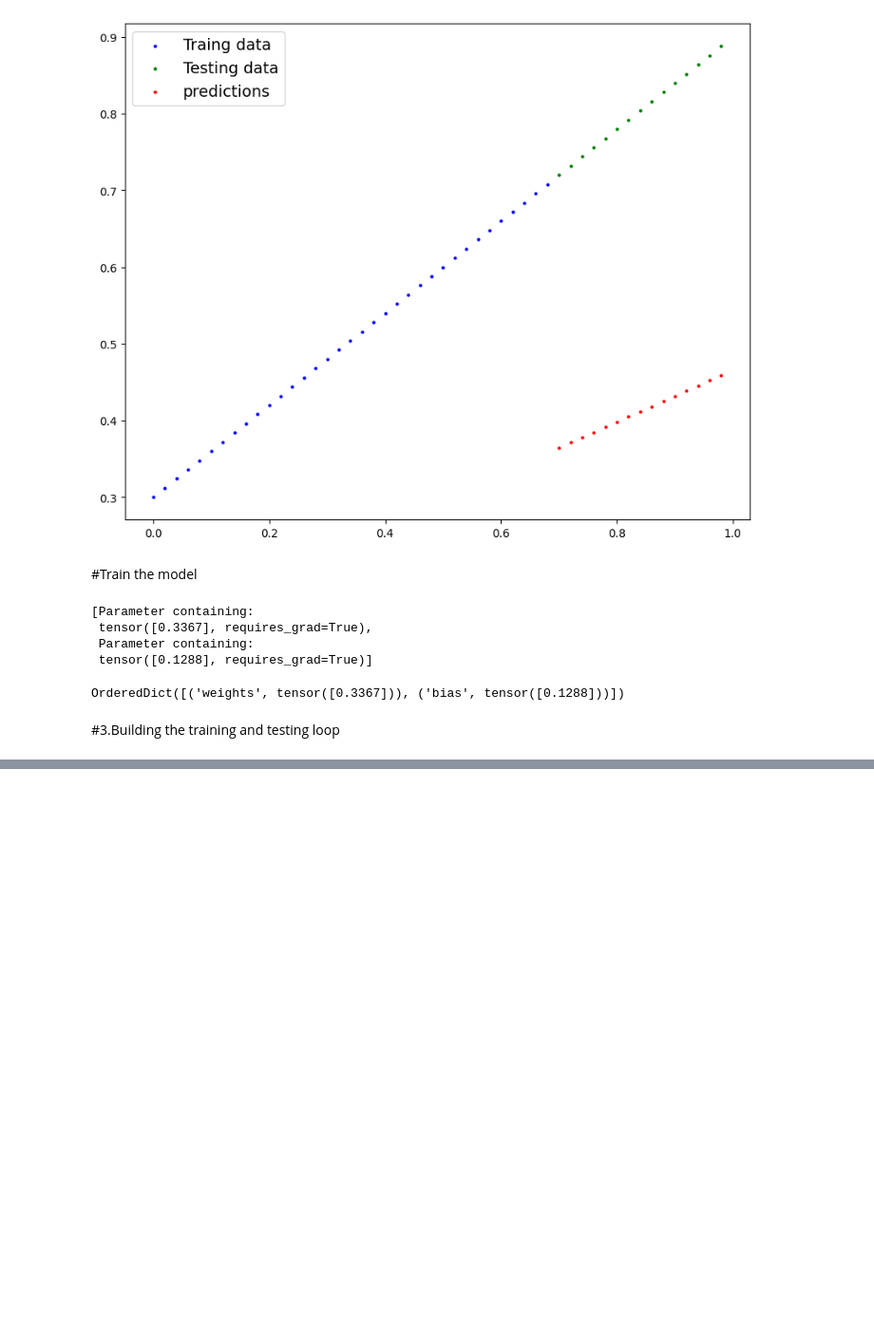
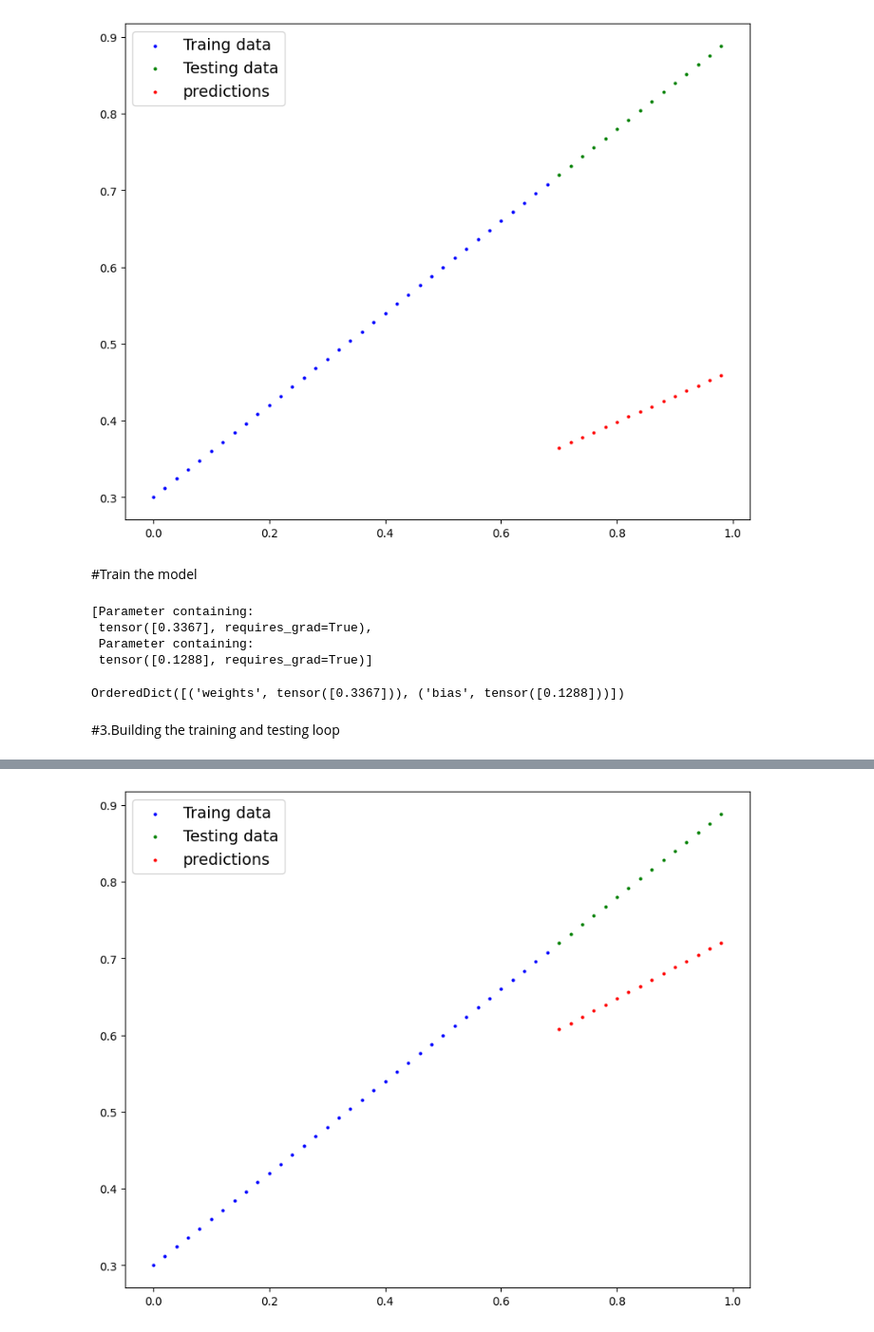
Before and after one commit to harsh24895/pyTorch, a Jupyter notebook: PyTorch_WorkFlow.ipynb, the cells around one changed output, grey strips where cells are left out. Shown: that part at 95% size. Drawn from its saved outputs; the diff is of its cells as text; code cells hidden in the pictures; blank space fills up the shorter version.

Commit message:
Set the new data and train the model

```diff
--- a/PyTorch_WorkFlow.ipynb
+++ b/PyTorch_WorkFlow.ipynb
@@ -333,0 +350,3 @@ for epoch in range(epochs):
+# %%
+with torch.inference_mode(): # we are setting new inference to see the new graph
+  y_predit_newdata = model1(X_test)
@@ -333,0 +357,4 @@ for epoch in range(epochs):
+# %%
+plot_predict(predictions=y_predit_newdata) #here is a new data with new training set and predictions
+# %% [output]
+[figure, added]
```
Also changed, not shown: parts of 6 cells of this notebook.
